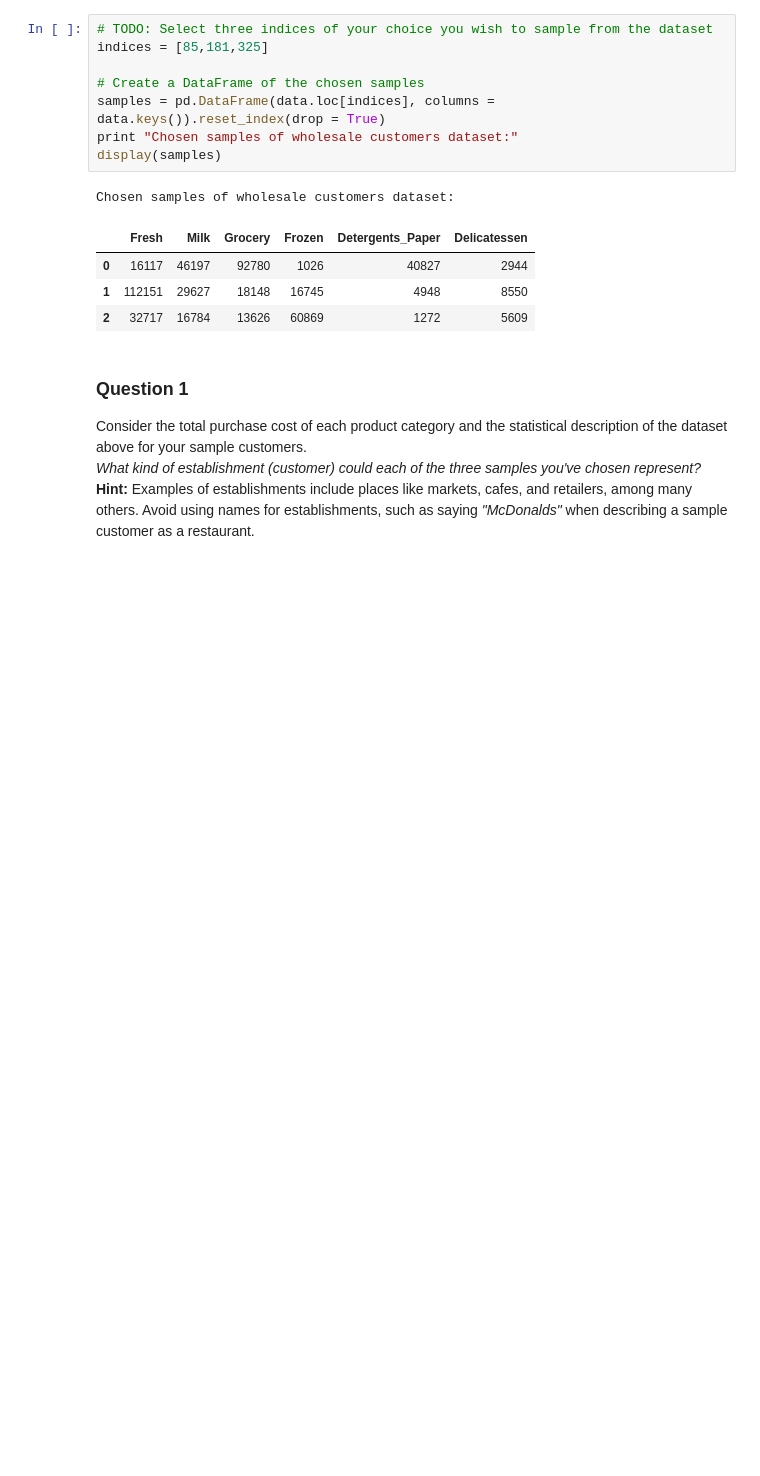
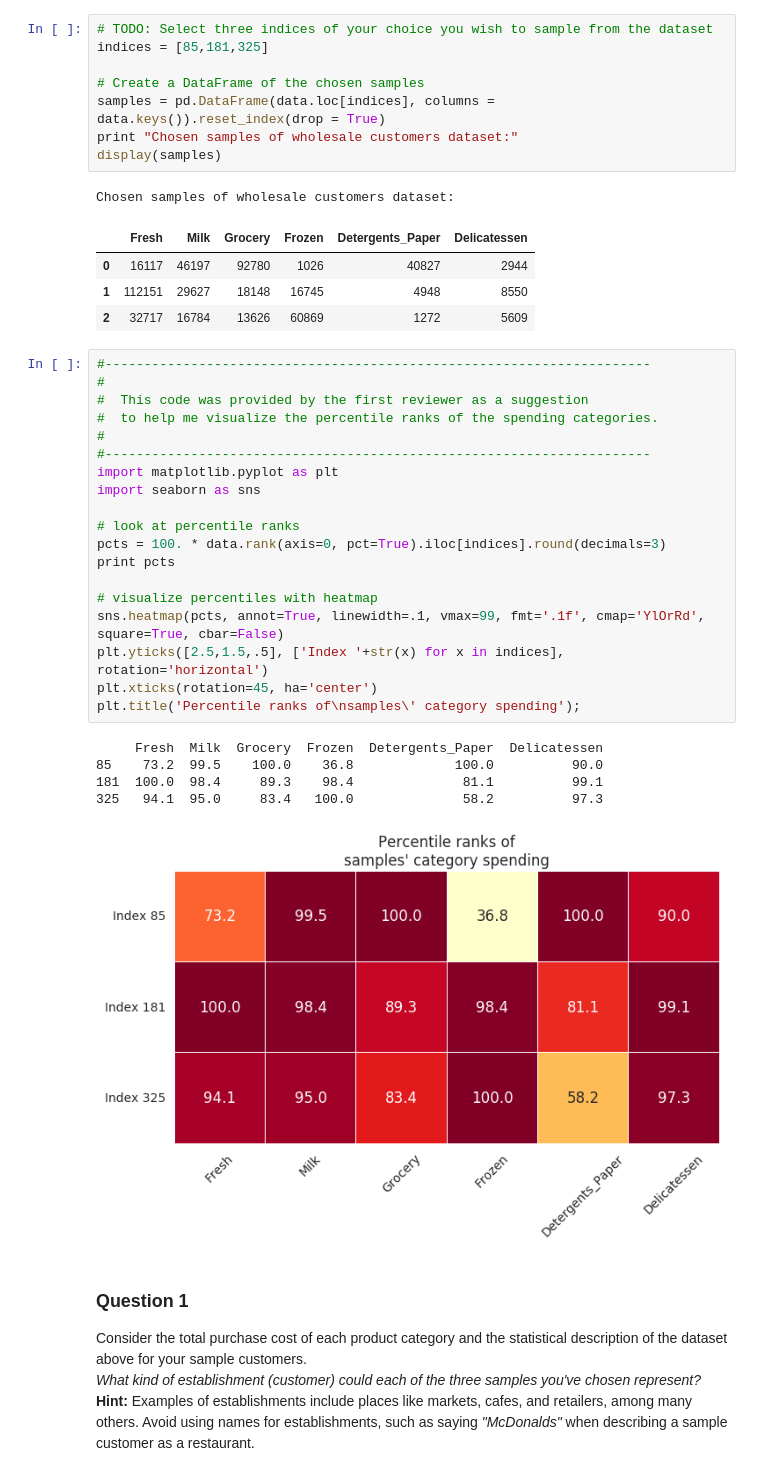
Before and after one commit to DiagonRepo/machine-learning, a Jupyter notebook: projects/customer_segments/customer_segments.ipynb, the cells around one changed output. Cells and saved outputs as stored; diff of their text form; blank space fills up the shorter version.

```diff
--- a/projects/customer_segments/customer_segments.ipynb
+++ b/projects/customer_segments/customer_segments.ipynb
@@ -84,6 +84,31 @@ Chosen samples of wholesale customers dataset:
 | 0 | 16117 | 46197 | 92780 | 1026 | 40827 | 2944 |
 | 1 | 112151 | 29627 | 18148 | 16745 | 4948 | 8550 |
 | 2 | 32717 | 16784 | 13626 | 60869 | 1272 | 5609 |
+# %%
+#----------------------------------------------------------------------
+#
+#  This code was provided by the first reviewer as a suggestion
+#  to help me visualize the percentile ranks of the spending categories.
+#
+#----------------------------------------------------------------------
+import matplotlib.pyplot as plt
+import seaborn as sns
+
+# look at percentile ranks
+pcts = 100. * data.rank(axis=0, pct=True).iloc[indices].round(decimals=3)
+print pcts
+
+# visualize percentiles with heatmap
+sns.heatmap(pcts, annot=True, linewidth=.1, vmax=99, fmt='.1f', cmap='YlOrRd', square=True, cbar=False)
+plt.yticks([2.5,1.5,.5], ['Index '+str(x) for x in indices], rotation='horizontal')
+plt.xticks(rotation=45, ha='center')
+plt.title('Percentile ranks of\nsamples\' category spending');
+# %% [output]
+     Fresh  Milk  Grocery  Frozen  Detergents_Paper  Delicatessen
+85    73.2  99.5    100.0    36.8             100.0          90.0
+181  100.0  98.4     89.3    98.4              81.1          99.1
+325   94.1  95.0     83.4   100.0              58.2          97.3
+[figure, added]
 # %% [markdown]
 ### Question 1
 Consider the total purchase cost of each product category and the statistical description of the dataset above for your sample customers.
```
Also changed, not shown: parts of 9 cells of this notebook.
